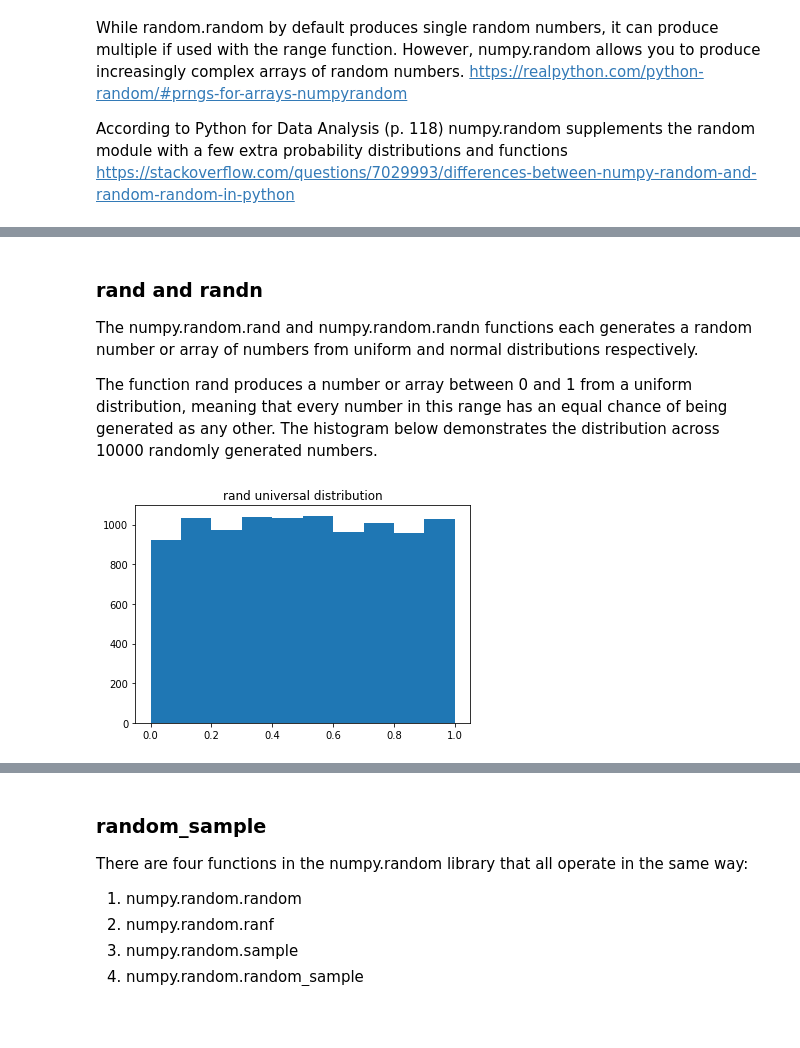
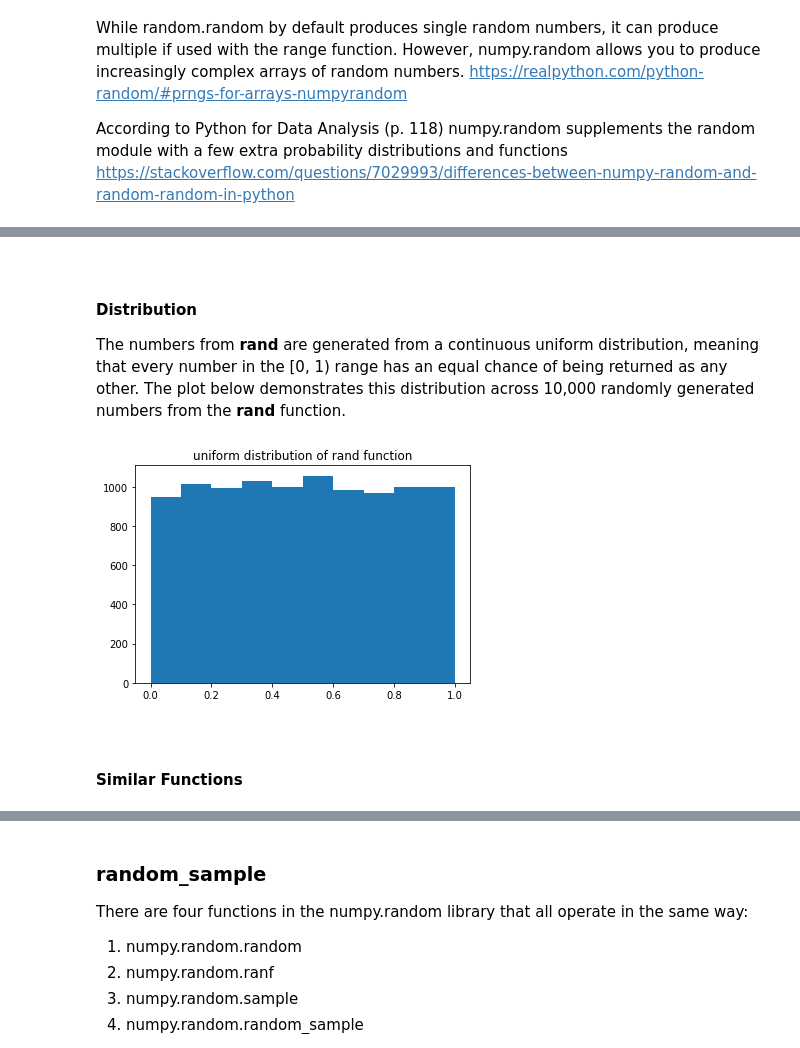
Before and after one commit to jennifer-ryan/numpy.random-project, a Jupyter notebook: numpy.random.ipynb, the cells around one changed output, grey strips where cells are left out. Saved outputs shown, nothing was run; the diff lists cells and outputs as text; code cells hidden in the pictures; blank space fills up the shorter version.

```diff
--- a/numpy.random.ipynb
+++ b/numpy.random.ipynb
@@ -31,13 +76,18 @@ At its most basic, numpy.random is used to generate random numbers or arrays of
 # %% [markdown]
-### rand and randn
-The numpy.random.rand and numpy.random.randn functions each generates a random number or array of numbers from uniform and normal distributions respectively.
+<br>
 
-The function rand produces a number or array between 0 and 1 from a uniform distribution, meaning that every number in this range has an equal chance of being generated as any other. The histogram below demonstrates the distribution across 10000 randomly generated numbers.
+#### Distribution
+
+The numbers from **rand** are generated from a continuous uniform distribution, meaning that every number in the \[0, 1) range has an equal chance of being returned as any other. The plot below demonstrates this distribution across 10,000 randomly generated numbers from the **rand** function.
 # %%
-# demonstrating the uniform distribution of the rand function
+# Demonstrating the uniform distribution of the rand function.
 x = np.random.rand(10000)
 plt.hist(x)
-plt.title("rand universal distribution")
+plt.title("uniform distribution of rand function")
 plt.show()
 # %% [output]
-[figure, old version]
+[figure, new version]
+# %% [markdown]
+<br>
+
+#### Similar Functions
```
Also changed, not shown: parts of 32 cells of this notebook.
